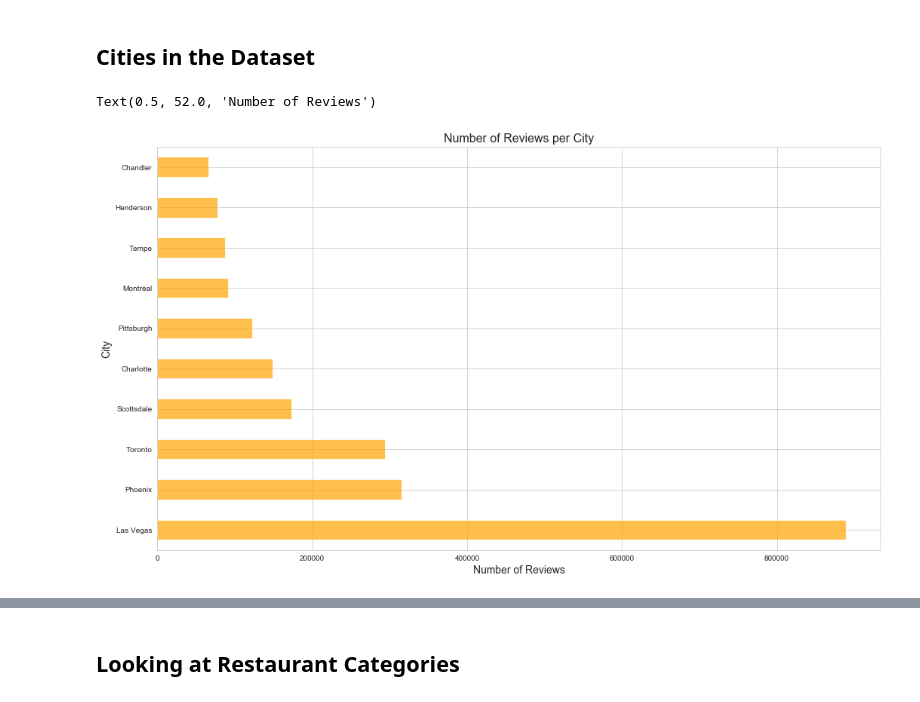
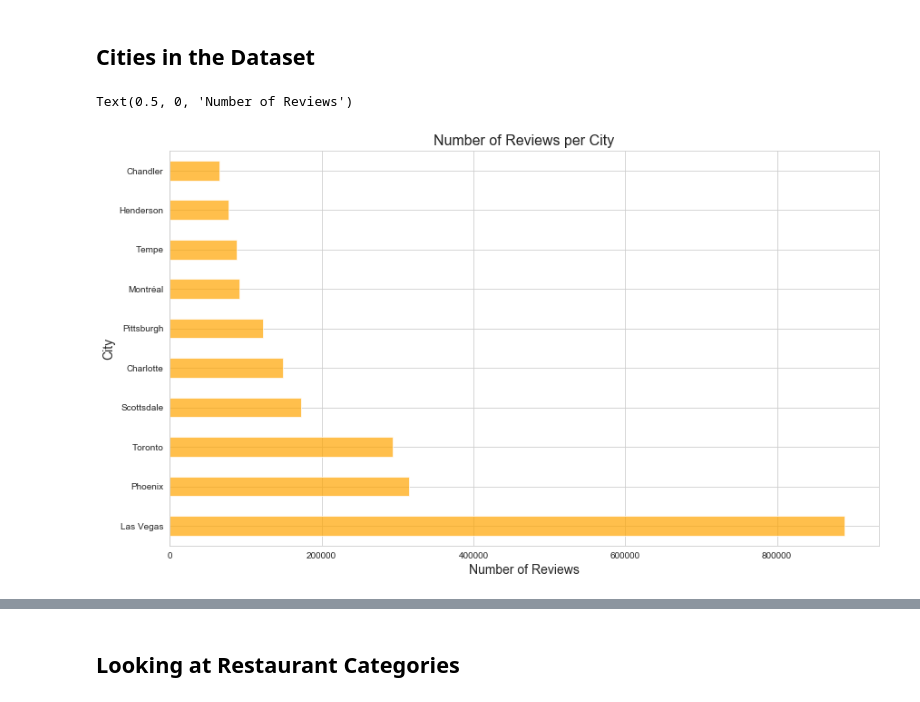
Before and after one commit to dmitriykats1/True-Review, a Jupyter notebook: true_review/notebooks/EDA.ipynb, the cells around one changed output, grey strips where cells are left out. Drawn from its saved outputs; the diff is of its cells as text; code cells hidden in the pictures.

```diff
--- a/true_review/notebooks/EDA.ipynb
+++ b/true_review/notebooks/EDA.ipynb
@@ -174,14 +215,14 @@ Text(0.5, 52.0, 'Star Rating')
 # %%
 #which city has the most reviews?
 fig, ax = plt.subplots(figsize = (14,8))
-plt.tight_layout()
 
 df.groupby(['city']).size().sort_values(ascending=False)[0:10].plot(kind='barh', color='orange', alpha=0.7)
 plt.title('Number of Reviews per City', fontsize=16)
 plt.ylabel('City', fontsize=14)
 plt.xlabel('Number of Reviews', fontsize=14)
+#fig.savefig('Review_per_city.png')
 # %% [output]
-Text(0.5, 52.0, 'Number of Reviews')
+Text(0.5, 0, 'Number of Reviews')
-[figure, old version]
+[figure, new version]
 # %%
 city_list = list(df.groupby(['city']).size().sort_values(ascending=False).keys()[0:10])
```
Also changed, not shown: parts of 31 cells of this notebook, 2 other files.
